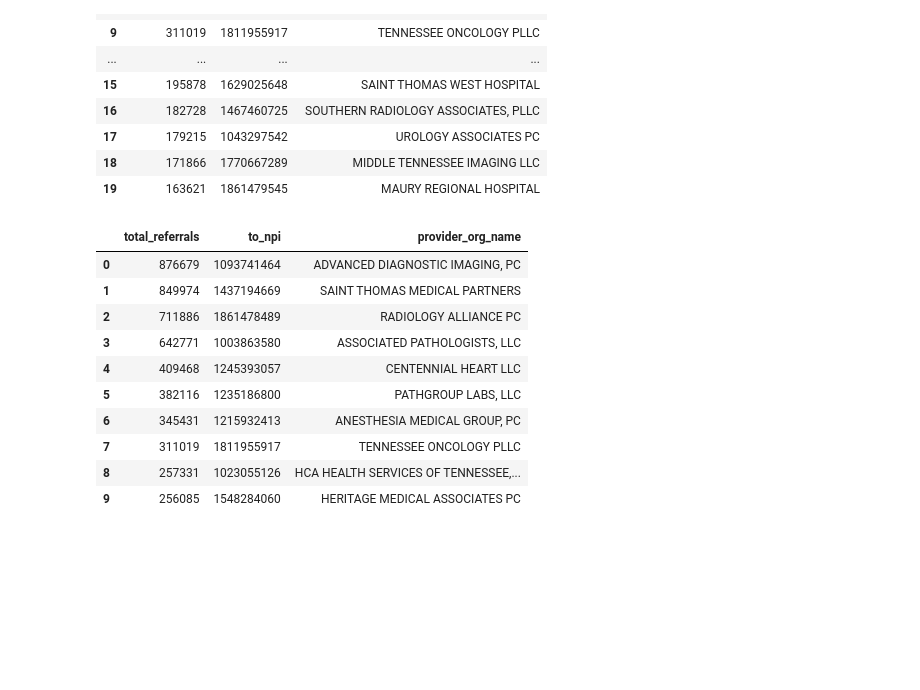
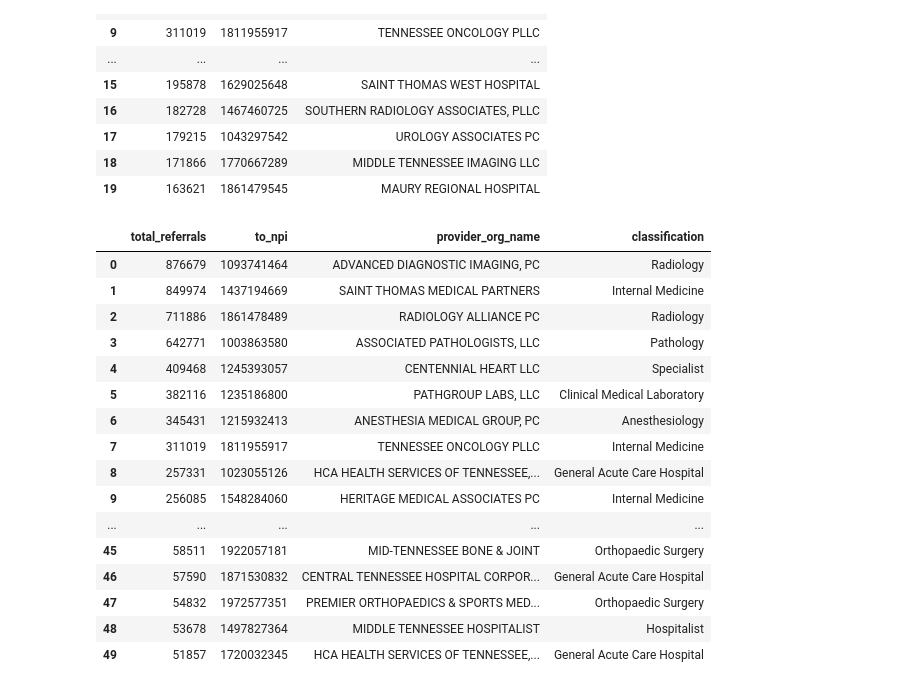
Before and after one commit to nss-data-science-cohort-4/hcbb_hop_team-3m, a Jupyter notebook: notebooks/hcbb_parker03_data_exploration.ipynb, the cells around one changed output. Drawn from its saved outputs; the diff is of its cells as text; code cells hidden in the pictures; blank space fills up the shorter version.

```diff
--- a/notebooks/hcbb_parker03_data_exploration.ipynb
+++ b/notebooks/hcbb_parker03_data_exploration.ipynb
@@ -74,29 +74,37 @@ test
 # %%
 # Find competitor hosptitals with the largest number of total referrals.
 with sqlite3.connect('../data/hcbb.sqlite') as db :
     query = """
-    SELECT SUM(transaction_count) AS total_referrals, to_npi, n.provider_org_name
+    SELECT SUM(transaction_count) AS total_referrals, to_npi, n.provider_org_name, t.classification
     FROM filtered_hop_teaming AS f
     JOIN npidata AS n
     ON f.to_npi = n.npi
+    JOIN taxonomy AS t
+    USING(taxonomy_code)
     GROUP BY to_npi, provider_org_name
     HAVING provider_org_name NOT LIKE '%VANDERBILT%'
     ORDER BY total_referrals DESC
-    LIMIT 10;
+    LIMIT 50;
     """
 
     test = pd.read_sql(query, db)
 
 test
 # %% [output]
-|  | total_referrals | to_npi | provider_org_name |
-| 0 | 876679 | 1093741464 | ADVANCED DIAGNOSTIC IMAGING, PC |
-| 1 | 849974 | 1437194669 | SAINT THOMAS MEDICAL PARTNERS |
-| 2 | 711886 | 1861478489 | RADIOLOGY ALLIANCE PC |
-| 3 | 642771 | 1003863580 | ASSOCIATED PATHOLOGISTS, LLC |
-| 4 | 409468 | 1245393057 | CENTENNIAL HEART LLC |
-| 5 | 382116 | 1235186800 | PATHGROUP LABS, LLC |
-| 6 | 345431 | 1215932413 | ANESTHESIA MEDICAL GROUP, PC |
-| 7 | 311019 | 1811955917 | TENNESSEE ONCOLOGY PLLC |
-| 8 | 257331 | 1023055126 | HCA HEALTH SERVICES OF TENNESSEE,... |
-| 9 | 256085 | 1548284060 | HERITAGE MEDICAL ASSOCIATES PC |
+|  | total_referrals | to_npi | provider_org_name | classification |
+| 0 | 876679 | 1093741464 | ADVANCED DIAGNOSTIC IMAGING, PC | Radiology |
+| 1 | 849974 | 1437194669 | SAINT THOMAS MEDICAL PARTNERS | Internal Medicine |
+| 2 | 711886 | 1861478489 | RADIOLOGY ALLIANCE PC | Radiology |
+| 3 | 642771 | 1003863580 | ASSOCIATED PATHOLOGISTS, LLC | Pathology |
+| 4 | 409468 | 1245393057 | CENTENNIAL HEART LLC | Specialist |
+| 5 | 382116 | 1235186800 | PATHGROUP LABS, LLC | Clinical Medical Laboratory |
+| 6 | 345431 | 1215932413 | ANESTHESIA MEDICAL GROUP, PC | Anesthesiology |
+| 7 | 311019 | 1811955917 | TENNESSEE ONCOLOGY PLLC | Internal Medicine |
+| 8 | 257331 | 1023055126 | HCA HEALTH SERVICES OF TENNESSEE,... | General Acute Care Hospital |
+| 9 | 256085 | 1548284060 | HERITAGE MEDICAL ASSOCIATES PC | Internal Medicine |
+| ... | ... | ... | ... | ... |
+| 45 | 58511 | 1922057181 | MID-TENNESSEE BONE & JOINT | Orthopaedic Surgery |
+| 46 | 57590 | 1871530832 | CENTRAL TENNESSEE HOSPITAL CORPOR... | General Acute Care Hospital |
+| 47 | 54832 | 1972577351 | PREMIER ORTHOPAEDICS & SPORTS MED... | Orthopaedic Surgery |
+| 48 | 53678 | 1497827364 | MIDDLE TENNESSEE HOSPITALIST | Hospitalist |
+| 49 | 51857 | 1720032345 | HCA HEALTH SERVICES OF TENNESSEE,... | General Acute Care Hospital |
```
Also changed, not shown: parts of 8 cells of this notebook.
